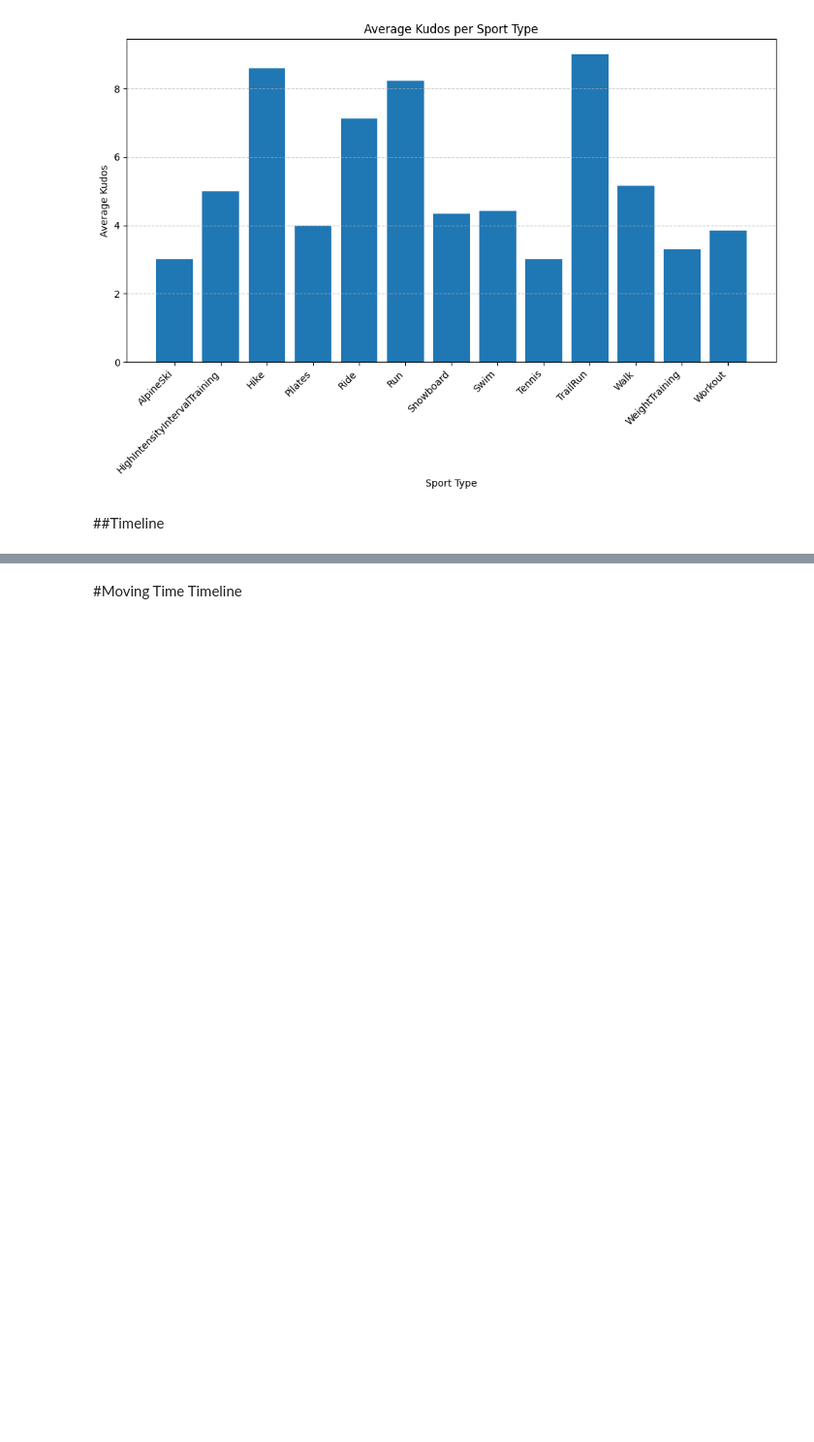
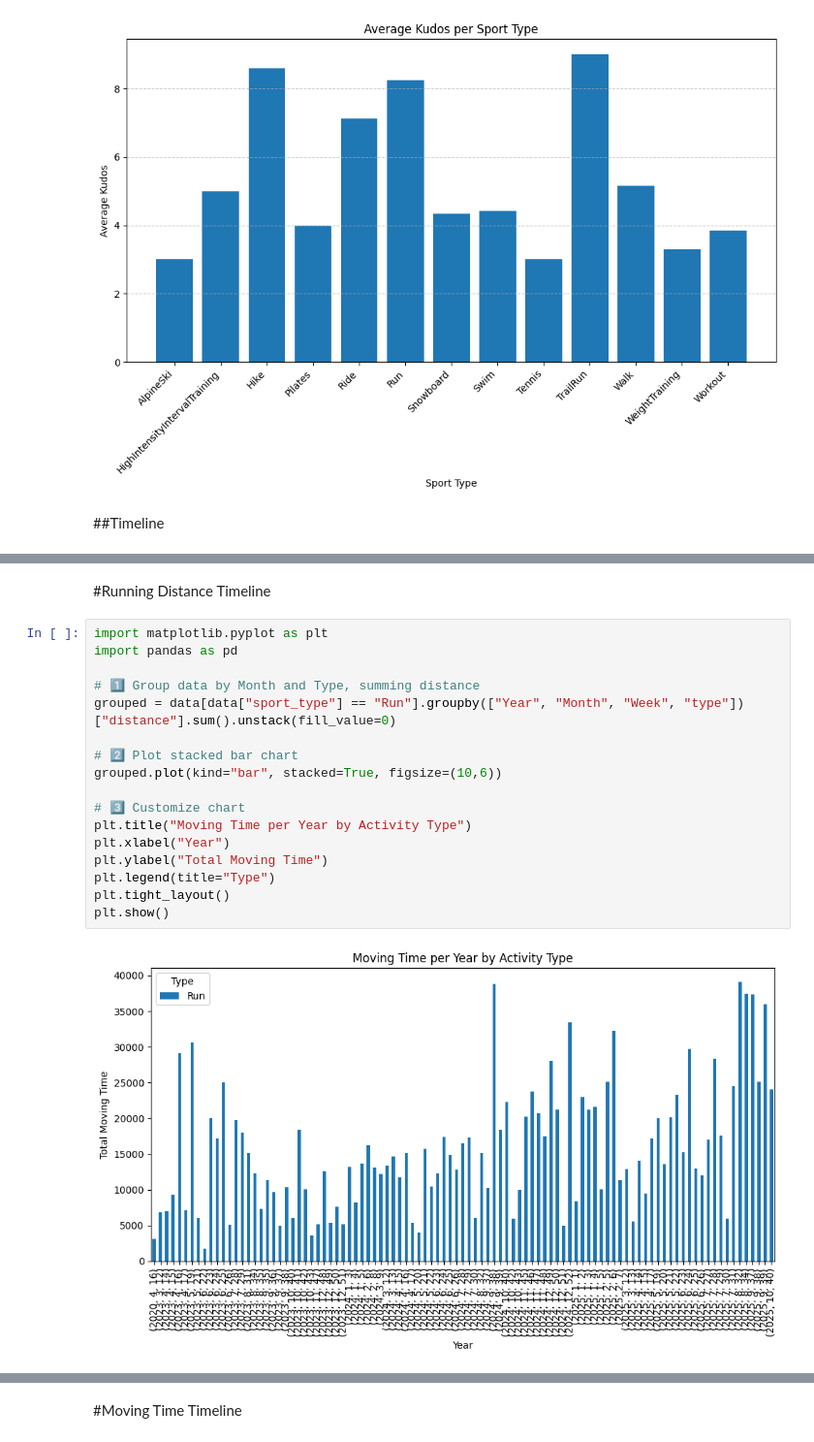
Before and after one commit to ldockx/my-first-data-engineering-project, a Jupyter notebook: first_data_engineering_effort.ipynb, the cells around one changed output, grey strips where cells are left out. Shown at 97% size. Cells and saved outputs as stored; diff of their text form; blank space fills up the shorter version.

```diff
--- a/first_data_engineering_effort.ipynb
+++ b/first_data_engineering_effort.ipynb
@@ -156,0 +185,21 @@ plt.show()
+# %% [markdown]
+#Running Distance Timeline
+# %%
+import matplotlib.pyplot as plt
+import pandas as pd
+
+# 1️⃣ Group data by Month and Type, summing distance
+grouped = data[data["sport_type"] == "Run"].groupby(["Year", "Month", "Week", "type"])["distance"].sum().unstack(fill_value=0)
+
+# 2️⃣ Plot stacked bar chart
+grouped.plot(kind="bar", stacked=True, figsize=(10,6))
+
+# 3️⃣ Customize chart
+plt.title("Moving Time per Year by Activity Type")
+plt.xlabel("Year")
+plt.ylabel("Total Moving Time")
+plt.legend(title="Type")
+plt.tight_layout()
+plt.show()
+# %% [output]
+[figure, added]
```
Also changed, not shown: parts of 7 cells of this notebook.
